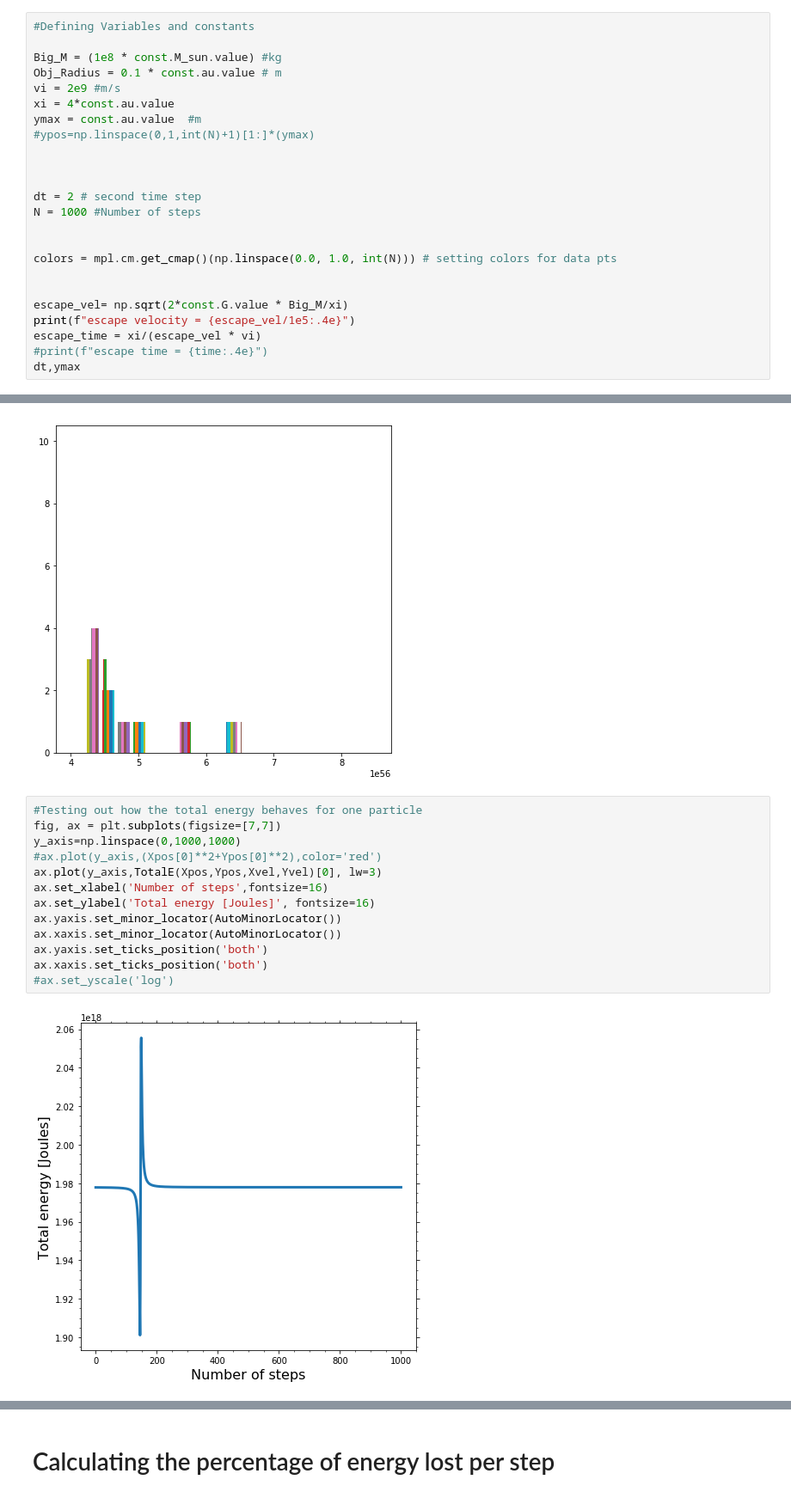
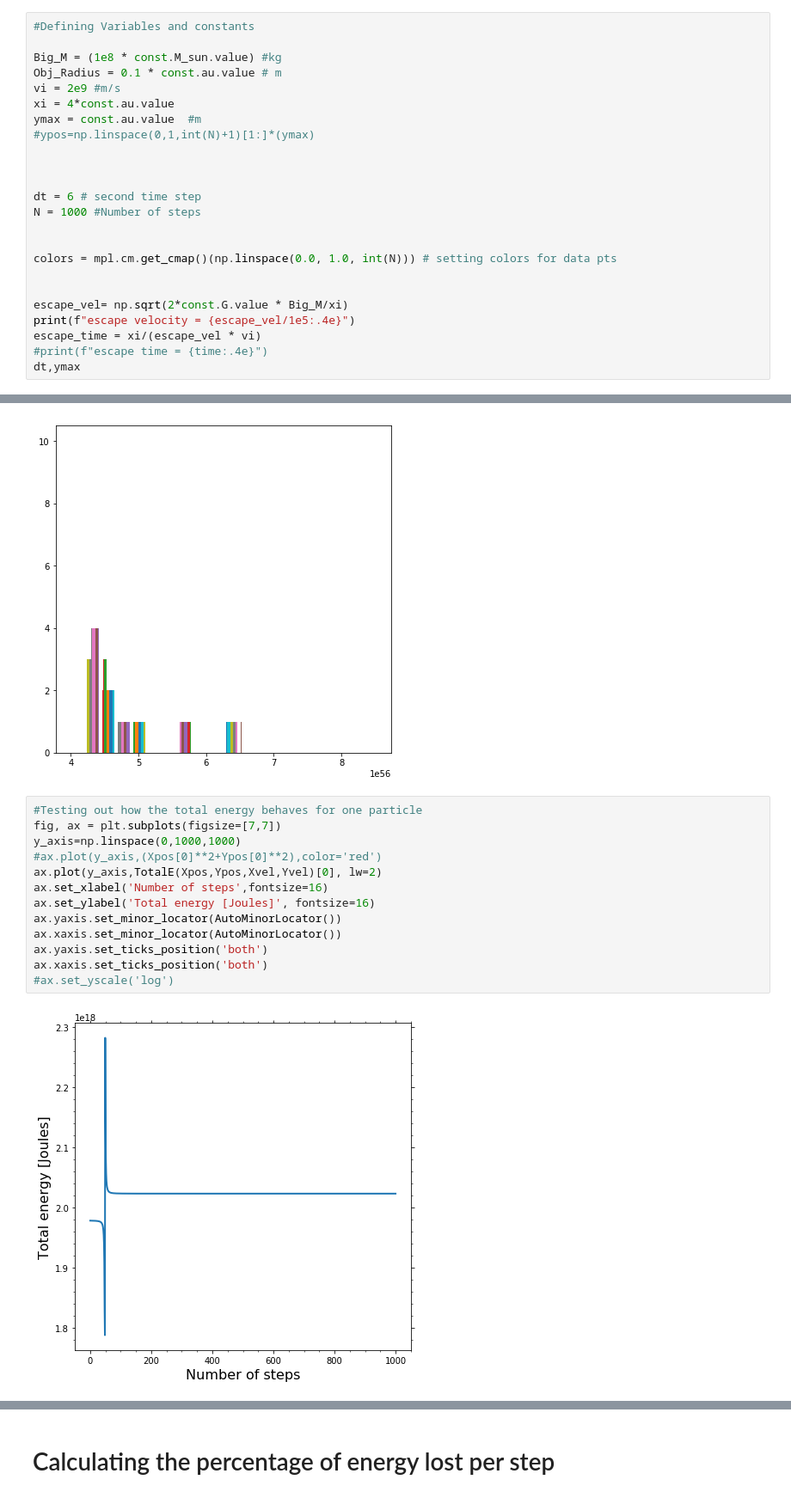
Before and after one commit to ETV337/REU_NU_2020_Project, a Jupyter notebook: DF_sim_v3.ipynb, the cells around one changed output, grey strips where cells are left out. Shown at 86% size. Saved outputs shown, nothing was run; the diff lists cells and outputs as text.

```diff
--- a/DF_sim_v3.ipynb
+++ b/DF_sim_v3.ipynb
@@ -19,7 +19,7 @@ ymax = const.au.value  #m
 
 
 
-dt = 2 # second time step
+dt = 6 # second time step
 N = 1000 #Number of steps
 
 
@@ -315,18 +315,18 @@ ax.hist(TotalE(Xpos,Ypos,Xvel,Yvel),bins=20);
 # %%
 #Testing out how the total energy behaves for one particle
 fig, ax = plt.subplots(figsize=[7,7])
 y_axis=np.linspace(0,1000,1000)
 #ax.plot(y_axis,(Xpos[0]**2+Ypos[0]**2),color='red')
-ax.plot(y_axis,TotalE(Xpos,Ypos,Xvel,Yvel)[0], lw=3)
+ax.plot(y_axis,TotalE(Xpos,Ypos,Xvel,Yvel)[0], lw=2)
 ax.set_xlabel('Number of steps',fontsize=16)
 ax.set_ylabel('Total energy [Joules]', fontsize=16)
 ax.yaxis.set_minor_locator(AutoMinorLocator())
 ax.xaxis.set_minor_locator(AutoMinorLocator())
 ax.yaxis.set_ticks_position('both')
 ax.xaxis.set_ticks_position('both')
 #ax.set_yscale('log')
 # %% [output]
-[figure, old version]
+[figure, new version]
 # %%
 fig, ax = plt.subplots(figsize=[10,10])
 y_axis=np.linspace(0,1000,1000)
```
Also changed, not shown: parts of 15 cells of this notebook.
